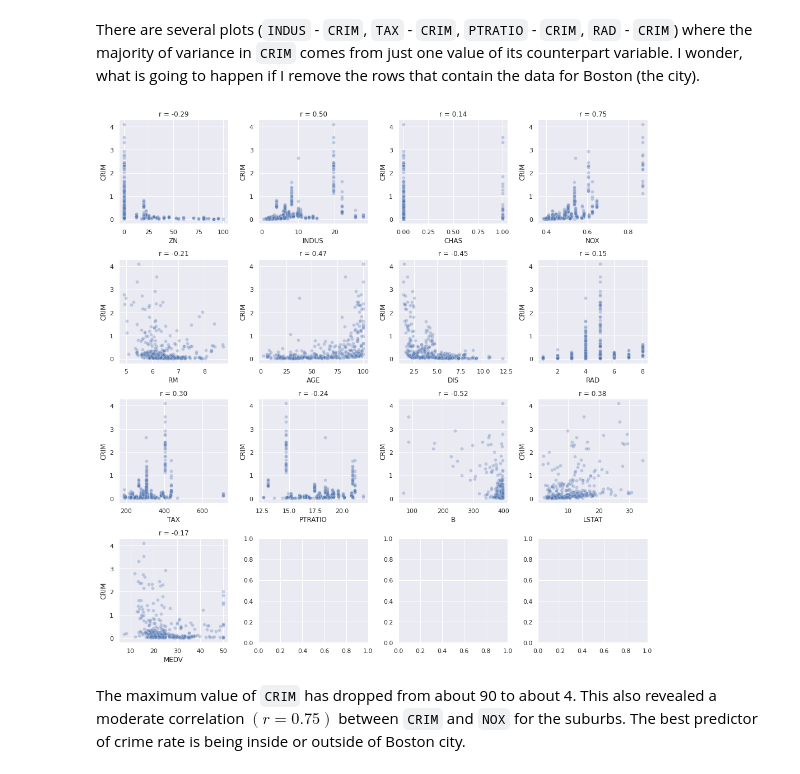
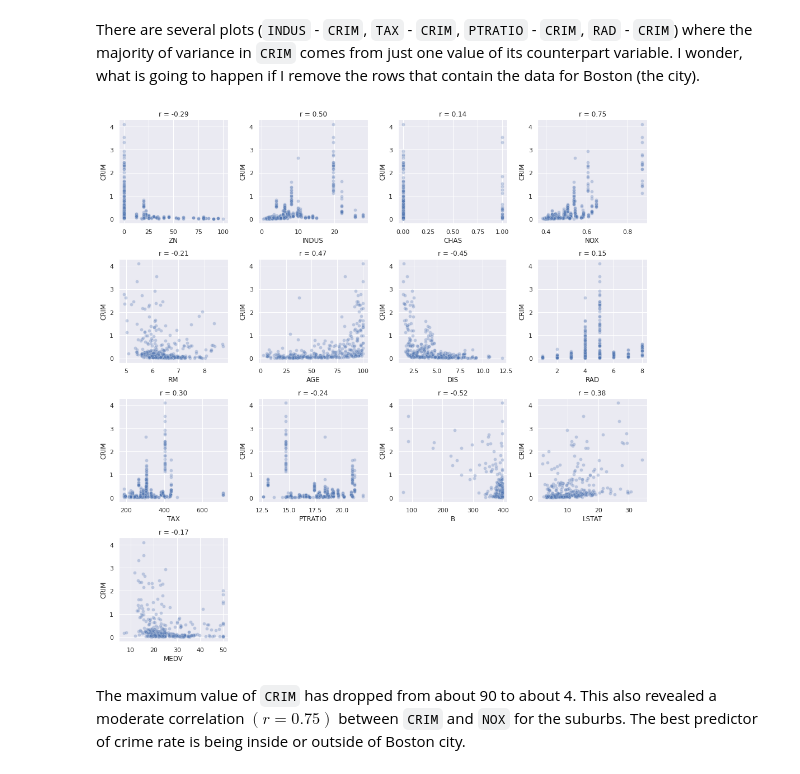
Before and after one commit to onishchenkoar/isl, a Jupyter notebook: ISLR,_Chapter_2,_exercise_10_(Boston).ipynb, the cells around one changed output. Cells and saved outputs as stored; diff of their text form; code cells hidden in the pictures.

```diff
--- a/ISLR,_Chapter_2,_exercise_10_(Boston).ipynb
+++ b/ISLR,_Chapter_2,_exercise_10_(Boston).ipynb
@@ -218,5 +217,7 @@ for ax, x in zip(axs, vars):
   ax.set_title(f'r = {r:.2f}')
 
 plt.tight_layout()
+for i in range(13, 16):
+  fig.delaxes(axs[i])
 plt.show()
 # %% [output]
@@ -226,16 +227,18 @@ There are several plots (`INDUS` - `CRIM`, `TAX` - `CRIM`, `PTRATIO` - `CRIM`, `
 # %%
 fig, axs = plt.subplots(nrows=4, ncols=4, figsize=(14, 14))
 axs = axs.flatten()
 
 for ax, x in zip(axs, vars):
   sns.scatterplot(x=x, y='CRIM', data=bostondf.loc[~is_weird_cluster], ax=ax, alpha=0.3)
   r = bostondf.loc[~is_weird_cluster, 'CRIM'].corr(bostondf.loc[~is_weird_cluster, x])
   ax.set_title(f'r = {r:.2f}')
 
 plt.tight_layout()
+for i in range(13, 16):
+  fig.delaxes(axs[i])
 plt.show()
 # %% [output]
-[figure, old version]
+[figure, new version]
 # %% [markdown]
 The maximum value of `CRIM` has dropped from about 90 to about 4. This also revealed a moderate correlation $(r = 0.75)$ between `CRIM` and `NOX` for the suburbs. The best predictor of crime rate is being inside or outside of Boston city.
 # %% [markdown]
```
Also changed, not shown: parts of 3 cells of this notebook.
